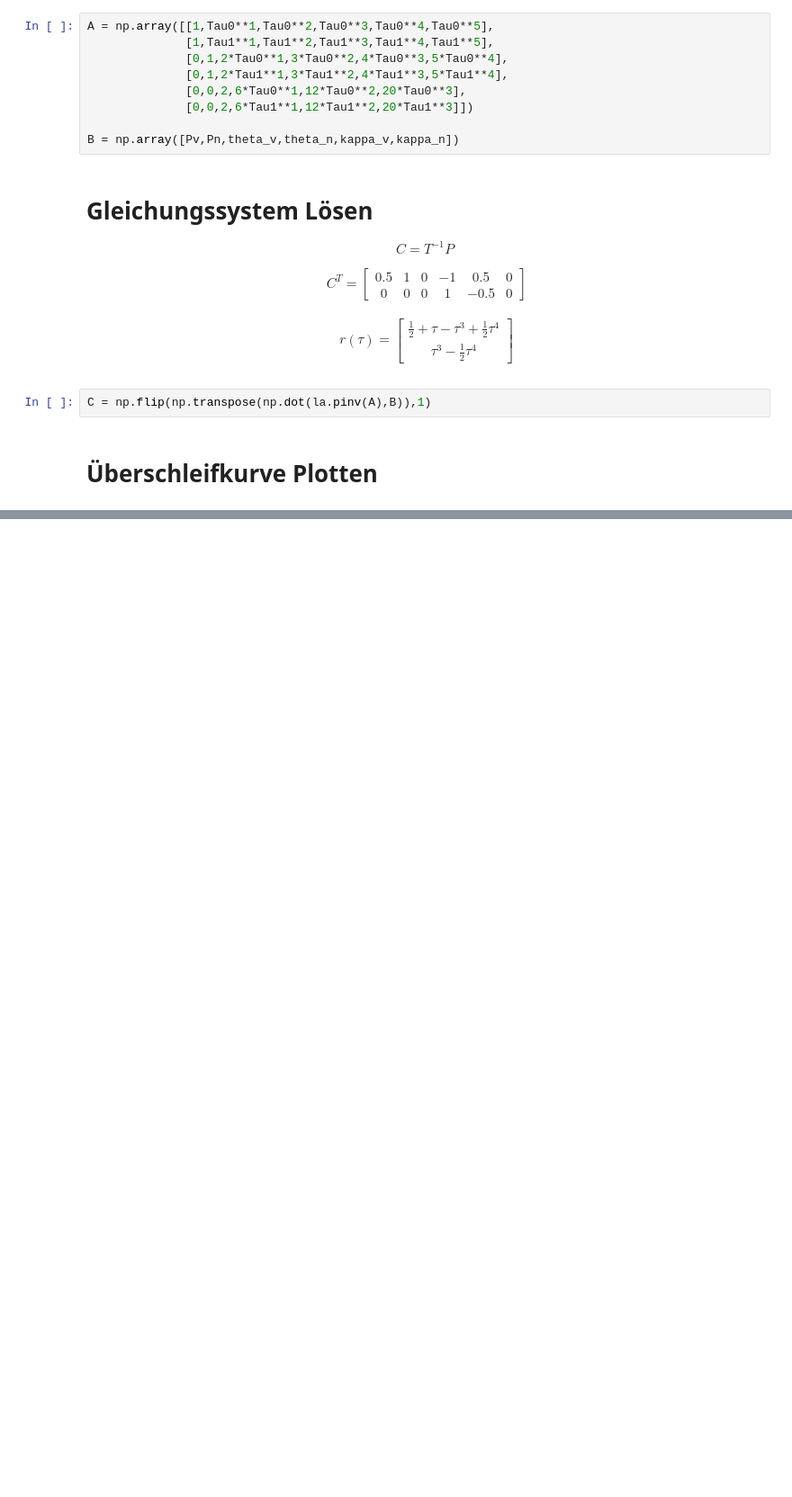
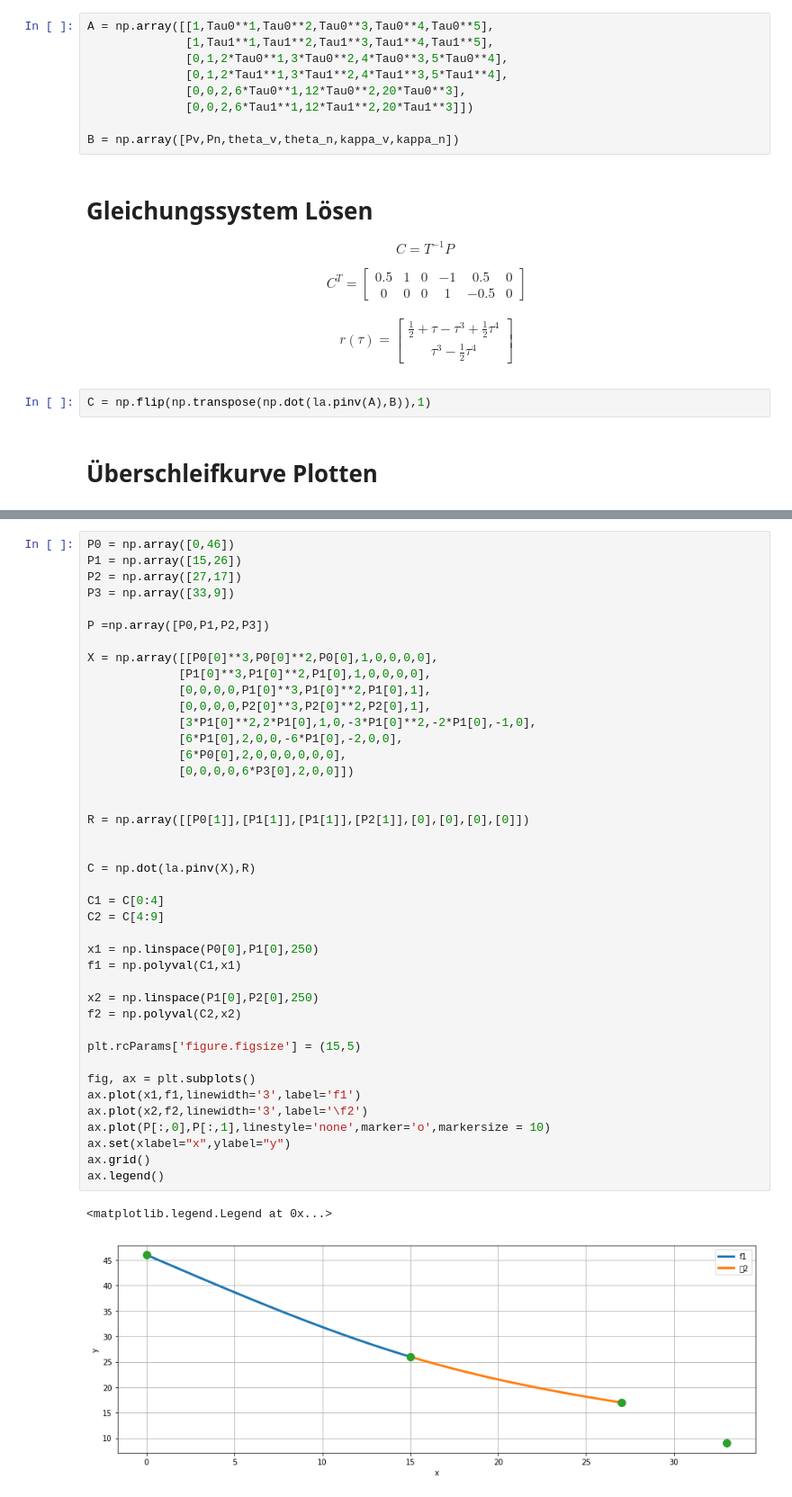
Before and after one commit to ISWBenjaminKaiser/STdWZM, a Jupyter notebook: SS2018/python/Uebung2018.ipynb, the cells around one changed output, grey strips where cells are left out. Shown at 90% size. Drawn from its saved outputs; the diff is of its cells as text; blank space fills up the shorter version.

```diff
--- a/SS2018/python/Uebung2018.ipynb
+++ b/SS2018/python/Uebung2018.ipynb
@@ -969,0 +1036,44 @@ ax3.legend()
+# %%
+P0 = np.array([0,46])
+P1 = np.array([15,26])
+P2 = np.array([27,17])
+P3 = np.array([33,9])
+
+P =np.array([P0,P1,P2,P3])
+
+X = np.array([[P0[0]**3,P0[0]**2,P0[0],1,0,0,0,0],
+             [P1[0]**3,P1[0]**2,P1[0],1,0,0,0,0],
+             [0,0,0,0,P1[0]**3,P1[0]**2,P1[0],1],
+             [0,0,0,0,P2[0]**3,P2[0]**2,P2[0],1],
+             [3*P1[0]**2,2*P1[0],1,0,-3*P1[0]**2,-2*P1[0],-1,0],
+             [6*P1[0],2,0,0,-6*P1[0],-2,0,0],
+             [6*P0[0],2,0,0,0,0,0,0],
+             [0,0,0,0,6*P3[0],2,0,0]])
+
+
+R = np.array([[P0[1]],[P1[1]],[P1[1]],[P2[1]],[0],[0],[0],[0]])
+
+
+C = np.dot(la.pinv(X),R)
+
+C1 = C[0:4]
+C2 = C[4:9]
+
+x1 = np.linspace(P0[0],P1[0],250)
+f1 = np.polyval(C1,x1)
+
+x2 = np.linspace(P1[0],P2[0],250)
+f2 = np.polyval(C2,x2)
+
+plt.rcParams['figure.figsize'] = (15,5)
+
+fig, ax = plt.subplots()
+ax.plot(x1,f1,linewidth='3',label='f1')
+ax.plot(x2,f2,linewidth='3',label='\f2')
+ax.plot(P[:,0],P[:,1],linestyle='none',marker='o',markersize = 10)
+ax.set(xlabel="x",ylabel="y")
+ax.grid()
+ax.legend()
+# %% [output]
+<matplotlib.legend.Legend at 0x...>
+[figure, added]
```
Also changed, not shown: parts of 18 cells of this notebook.
